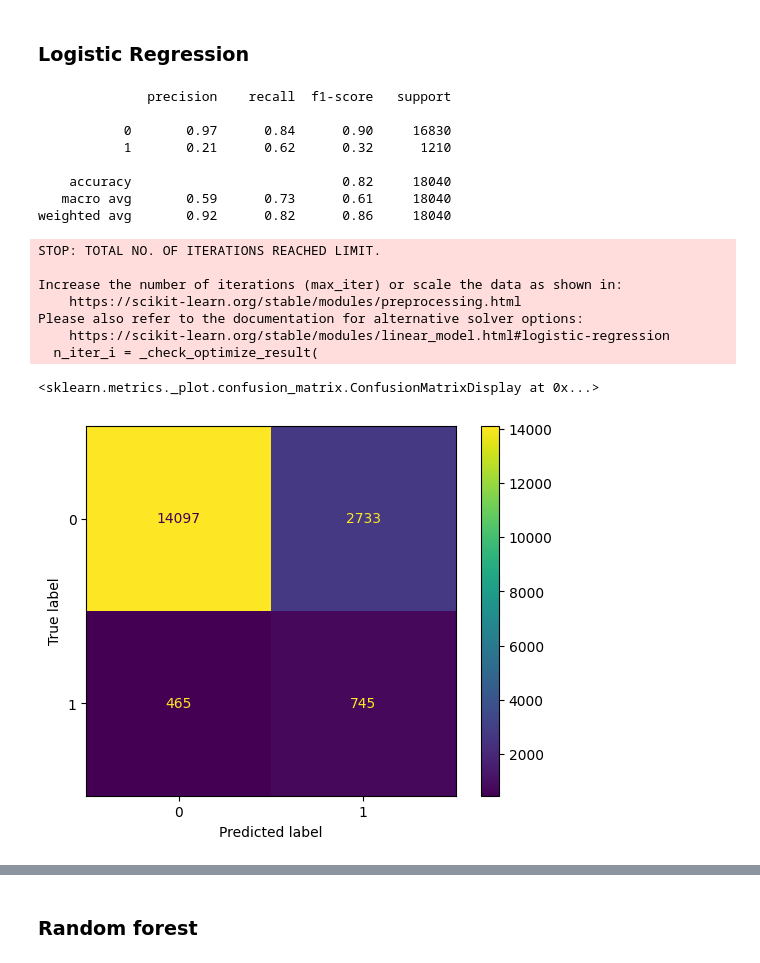
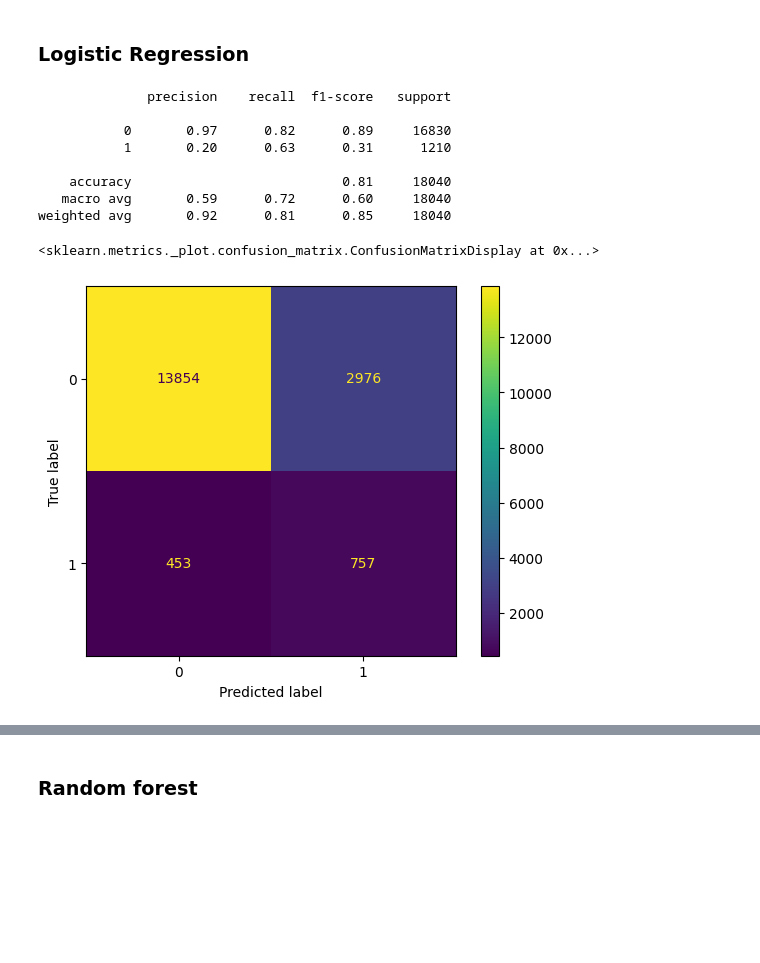
Before and after one commit to daansku/dsb-project-25, a Jupyter notebook: main.ipynb, the cells around one changed output, grey strips where cells are left out. Saved outputs shown, nothing was run; the diff lists cells and outputs as text; code cells hidden in the pictures; blank space fills up the shorter version.

```diff
--- a/main.ipynb
+++ b/main.ipynb
@@ -65,32 +65,23 @@ plt.show()
 # %% [markdown]
 ### Logistic Regression
 # %%
-# Train logistic regression model
-
-log_reg = LogisticRegression(max_iter=1000, class_weight='balanced', random_state=1)
+# training and validation set
+log_reg = LogisticRegression(max_iter=5000, class_weight='balanced', random_state=1)
 log_reg.fit(X_train, y_train)
 y_pred = log_reg.predict(X_val)
 
 print(classification_report(y_val, y_pred))
 
-
 cm = confusion_matrix(y_val, y_pred)
 ConfusionMatrixDisplay(cm, display_labels=log_reg.classes_).plot()
 # %% [output]
               precision    recall  f1-score   support
 
-           0       0.97      0.84      0.90     16830
-           1       0.21      0.62      0.32      1210
+           0       0.97      0.82      0.89     16830
+           1       0.20      0.63      0.31      1210
 
-    accuracy                           0.82     18040
-   macro avg       0.59      0.73      0.61     18040
-weighted avg       0.92      0.82      0.86     18040
+    accuracy                           0.81     18040
+   macro avg       0.59      0.72      0.60     18040
+weighted avg       0.92      0.81      0.85     18040
-STOP: TOTAL NO. OF ITERATIONS REACHED LIMIT.
-
-Increase the number of iterations (max_iter) or scale the data as shown in:
-    https://scikit-learn.org/stable/modules/preprocessing.html
-Please also refer to the documentation for alternative solver options:
-    https://scikit-learn.org/stable/modules/linear_model.html#logistic-regression
-  n_iter_i = _check_optimize_result(
+<sklearn.metrics._plot.confusion_matrix.ConfusionMatrixDisplay at 0x...>
-<sklearn.metrics._plot.confusion_matrix.ConfusionMatrixDisplay at 0x...>
-[figure, old version]
+[figure, new version]
```
Also changed, not shown: parts of 8 cells of this notebook.
